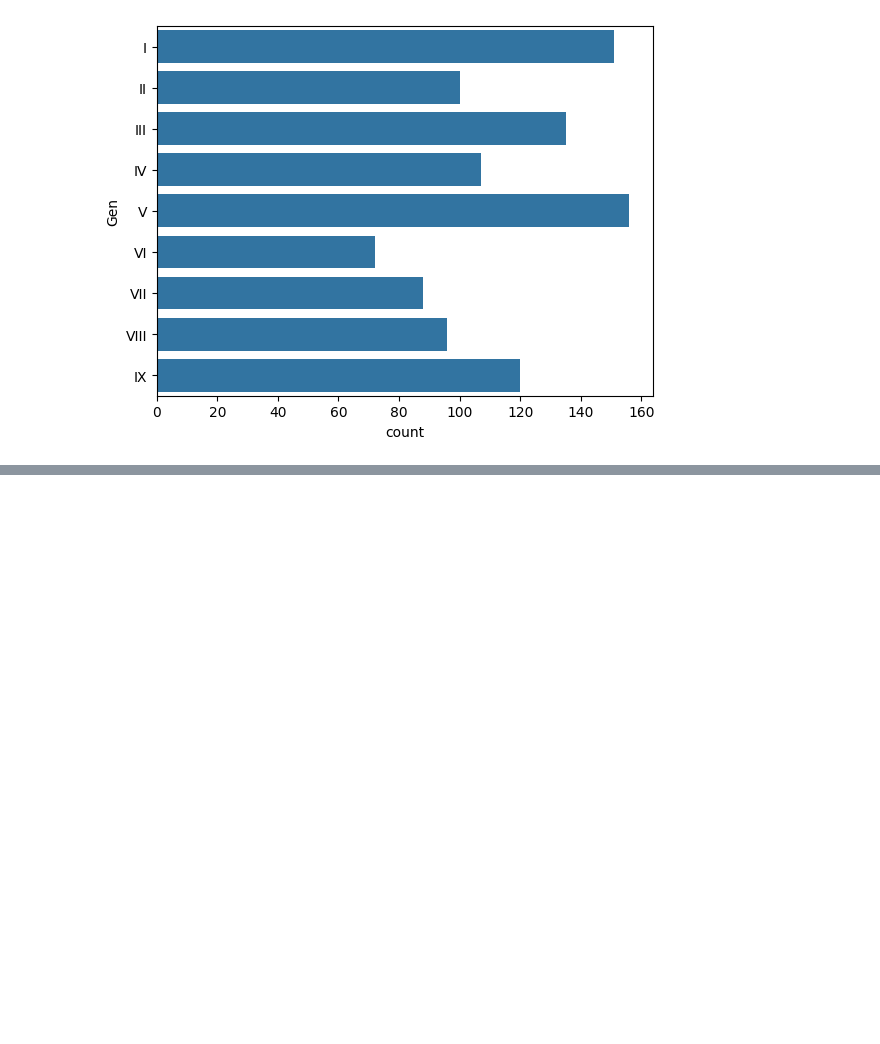
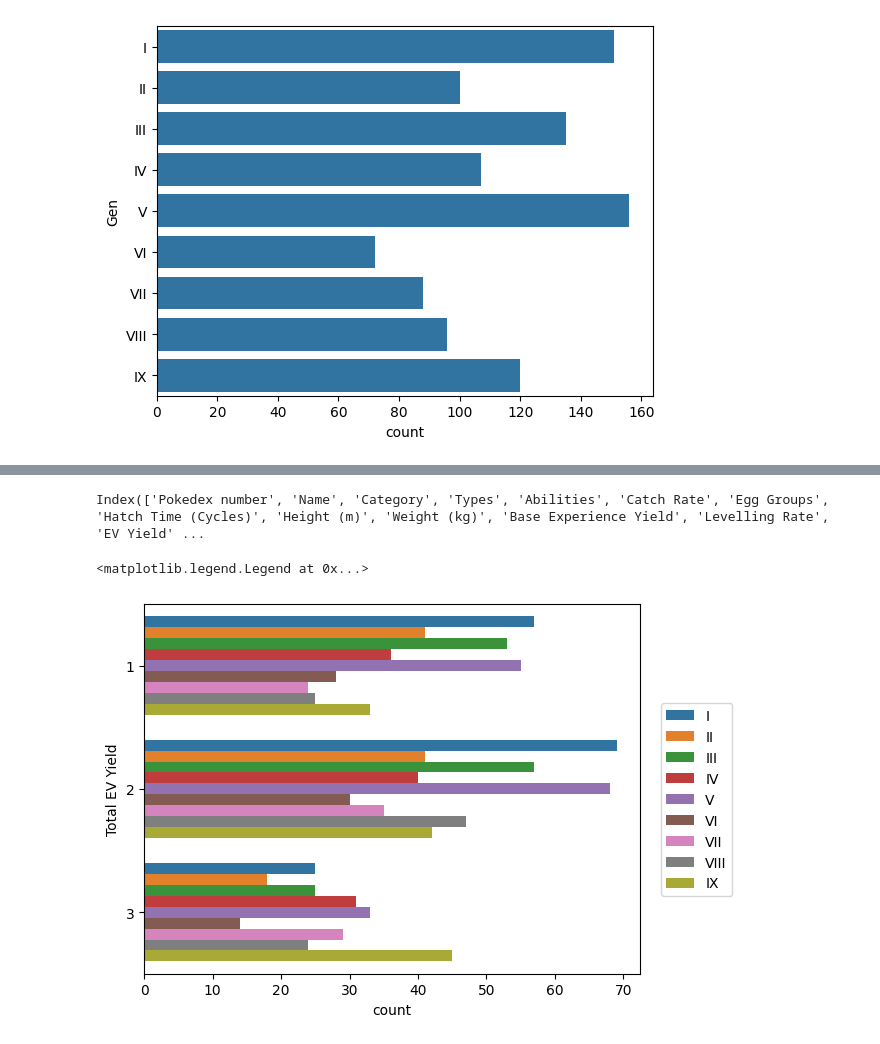
Before and after one commit to Kortexik/Bulbadpedia-Scrape, a Jupyter notebook: src/data_cleaning.ipynb, the cells around one changed output, grey strips where cells are left out. Cells and saved outputs as stored; diff of their text form; code cells hidden in the pictures; blank space fills up the shorter version.

```diff
--- a/src/data_cleaning.ipynb
+++ b/src/data_cleaning.ipynb
@@ -348,4 +348,4 @@ stats_df = pd.json_normalize(df['Stats'])
 evs_df = pd.json_normalize(df['EV Yield'])
 type_effectiveness = pd.json_normalize(df['Type Effectiveness'])
 # %%
-df.set_index('Pokedex number').to_csv('../saves/PokemonComplete.csv')
+#df.set_index('Pokedex number').to_csv('../saves/PokemonComplete.csv')
@@ -351,0 +400,20 @@ df.set_index('Pokedex number').to_csv('../saves/PokemonComplete.csv')
+# %%
+extended_df = pd.concat([df, evs_df, stats_df, type_effectiveness], axis=1)
+# %%
+extended_df.columns
+# %% [output]
+Index(['Pokedex number', 'Name', 'Category', 'Types', 'Abilities', 'Catch Rate', 'Egg Groups', 'Hatch Time (Cycles)', 'Height (m)', 'Weight (kg)', 'Base Experience Yield', 'Levelling Rate', 'EV Yield' ...
+# %%
+extended_df.drop(['Type Effectiveness', 'Stats', 'EV Yield'], axis=1, inplace=True)
+# %%
+extended_df['Pseudo Legendary'] = extended_df['Pseudo Legendary'].astype(float)
+extended_df['Legendary'] = extended_df['Legendary'].astype(float)
+extended_df['Mythical'] = extended_df['Mythical'].astype(float)
+extended_df['Ultra Beast'] = extended_df['Ultra Beast'].astype(float)
+extended_df['Paradox'] = extended_df['Paradox'].astype(float)
+# %%
+sns.countplot(y='Total EV Yield', hue='Gen', data=extended_df)
+plt.legend(bbox_to_anchor=(1.2, 0.75))
+# %% [output]
+<matplotlib.legend.Legend at 0x...>
+[figure, added]
```
Also changed, not shown: parts of 17 cells of this notebook, 10 other files.
